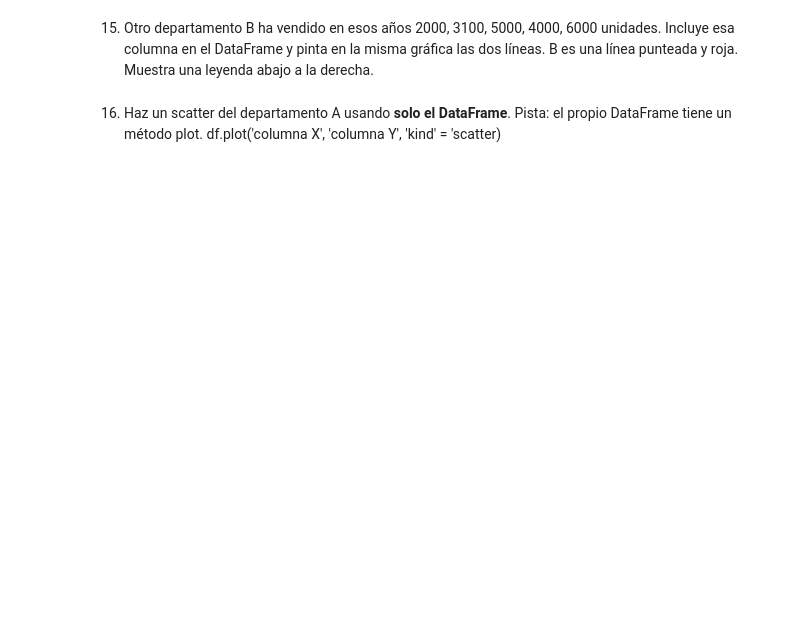
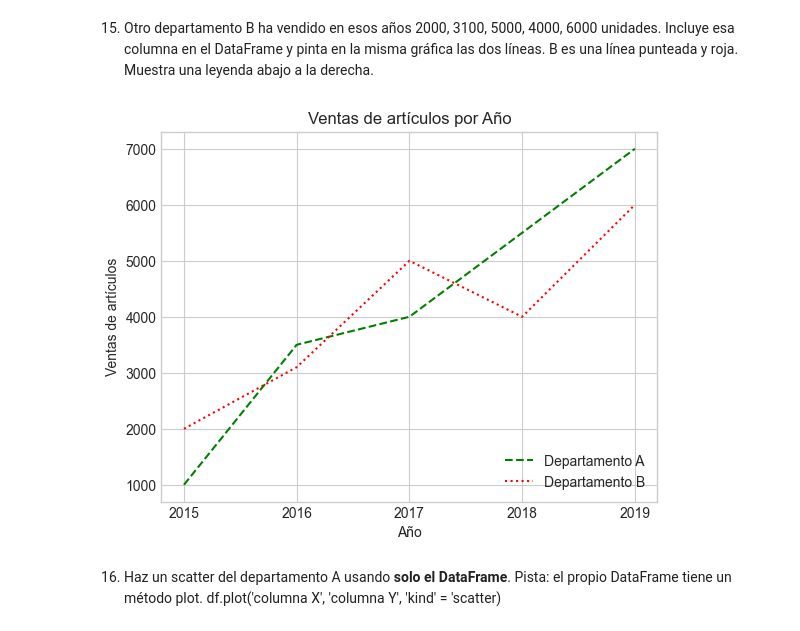
Before and after one commit to NaiSaratxaga/2503_dsft_thebridge_naiara, a Jupyter notebook: 2-Data_Analysis/6-Visualización/1-Matplotlib/ejercicios/ejercicios_Matplotlib.ipynb, the cells around one changed output. Saved outputs shown, nothing was run; the diff lists cells and outputs as text; code cells hidden in the pictures; blank space fills up the shorter version.

```diff
--- a/2-Data_Analysis/6-Visualización/1-Matplotlib/ejercicios/ejercicios_Matplotlib.ipynb
+++ b/2-Data_Analysis/6-Visualización/1-Matplotlib/ejercicios/ejercicios_Matplotlib.ipynb
@@ -469,5 +488,43 @@ OSError: 'seaborn-white' is not a valid package style, path of style file, URL o
 # %% [markdown]
 15. Otro departamento B ha vendido en esos años 2000, 3100, 5000, 4000, 6000 unidades. Incluye esa columna en el DataFrame y pinta en la misma gráfica las dos líneas. B es una línea punteada y roja. Muestra una leyenda abajo a la derecha.
+# %%
+
+# Crear el DataFrame con los datos de ventas
+data = {
+    'Year': [2015, 2016, 2017, 2018, 2019],
+    'Sold_items_A': [1000, 3500, 4000, 5500, 7000],
+    'Sold_items_B': [2000, 3100, 5000, 4000, 6000] # columna nueva
+}
+
+df = pd.DataFrame(data)
+
+# Configurar el estilo
+plt.style.use('seaborn-v0_8-whitegrid')
+
+# Crear la figura y los ejes
+fig, ax = plt.subplots()
+
+# Ventas del Departamento A
+ax.plot(df['Year'], df['Sold_items_A'], linestyle='--', color='green', label="Departamento A")
+
+# Ventas del Departamento B
+ax.plot(df['Year'], df['Sold_items_B'], linestyle=':', color='red', label="Departamento B")
+
+# Añadir título y etiquetas
+ax.set_title("Ventas de artículos por Año")
+ax.set_xlabel("Año")
+ax.set_ylabel("Ventas de artículos")
+
+# Asegurar que solo aparecen los años del DataFrame en el eje X
+ax.set_xticks(df['Year'])
+
+# Agregar la leyenda abajo a la derecha
+ax.legend(loc="lower right")
+
+# Mostrar el gráfico
+plt.show()
+# %% [output]
+[figure, added]
 # %% [markdown]
 16. Haz un scatter del departamento A usando __solo el DataFrame__.
 Pista: el propio DataFrame tiene un método plot.
```
Also changed, not shown: parts of 19 cells of this notebook.
